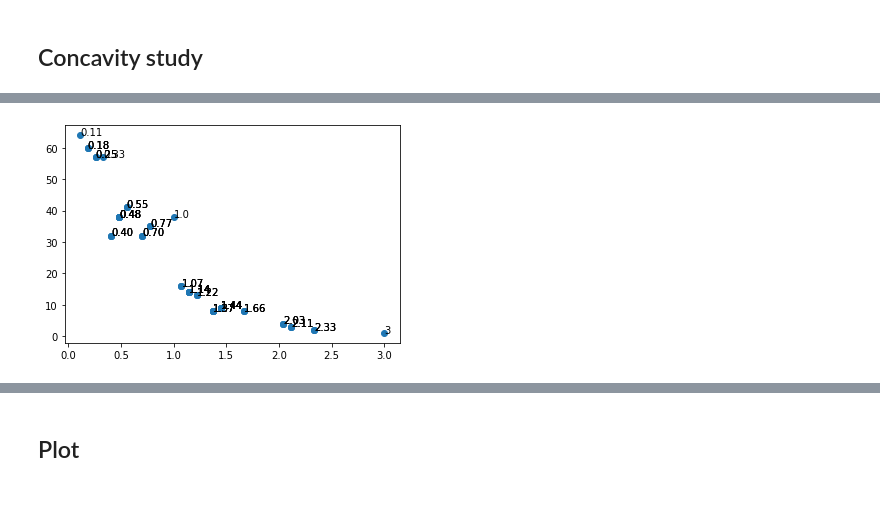
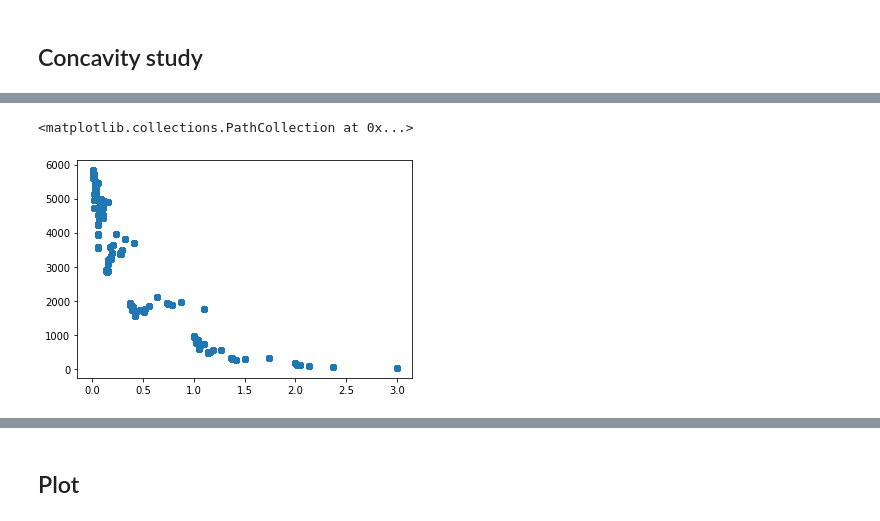
Before and after one commit to danielSbastos/rank-alg, a Jupyter notebook: Concavity.ipynb, the cells around one changed output, grey strips where cells are left out. Saved outputs shown, nothing was run; the diff lists cells and outputs as text; code cells hidden in the pictures.

```diff
--- a/Concavity.ipynb
+++ b/Concavity.ipynb
@@ -23,6 +46,7 @@ def merit(candidate=(), company=()):
 def difficulty_level(*attrs):
     result = 0
     for attr in attrs:
-        result += m(attr)
+        #result += (attr/3)**2
+        result += m(attr["v"], attr["r"])
     return result
 # %%
@@ -53,14 +76,33 @@ variables = list(itertools.product([0, 1, 2, 3], repeat=3))
+# %%
+variables = list(itertools.product([
+    {"v": 0, "r": 2},
+    {"v": 1, "r": 2},
+    {"v": 2, "r": 2},
+    {"v": 0, "r": 5},
+    {"v": 1, "r": 5},
+    {"v": 2, "r": 5},
+    {"v": 3, "r": 5},
+    {"v": 4, "r": 5},
+    {"v": 5, "r": 5},
+    {"v": 0, "r": 8},
+    {"v": 1, "r": 8},
+    {"v": 2, "r": 8},
+    {"v": 3, "r": 8},
+    {"v": 4, "r": 8},
+    {"v": 5, "r": 8},
+    {"v": 6, "r": 8},
+    {"v": 7, "r": 8},
+    {"v": 8, "r": 8},
+], repeat=3))
 # %%
-def plot(variables):
-    plot_difs = plot_percentage_ds(variables)
+plot_difs = plot_percentage_ds(variables)
 
-    x = [_x['difficulty_level'][0] for _x in plot_difs]
-    y = [len(_x['merits']) for _x in plot_difs]
+x = [_x['difficulty_level'][0] for _x in plot_difs]
+y = [len(_x['merits']) for _x in plot_difs]
 
-    plt.scatter(x, y, marker='o')
-    for x_, y_ in zip(x, y):
-        plt.text(x_, y_, str(x_)[:4])
-
-plot(variables)
+plt.scatter(x, y, marker='o')
+#for x_, y_ in zip(x, y):
+    #plt.text(x_, y_, str(x_)[:4] + '-' + str(y_))
 # %% [output]
+<matplotlib.collections.PathCollection at 0x...>
-[figure, old version]
+[figure, new version]
```
Also changed, not shown: parts of 11 cells of this notebook.
